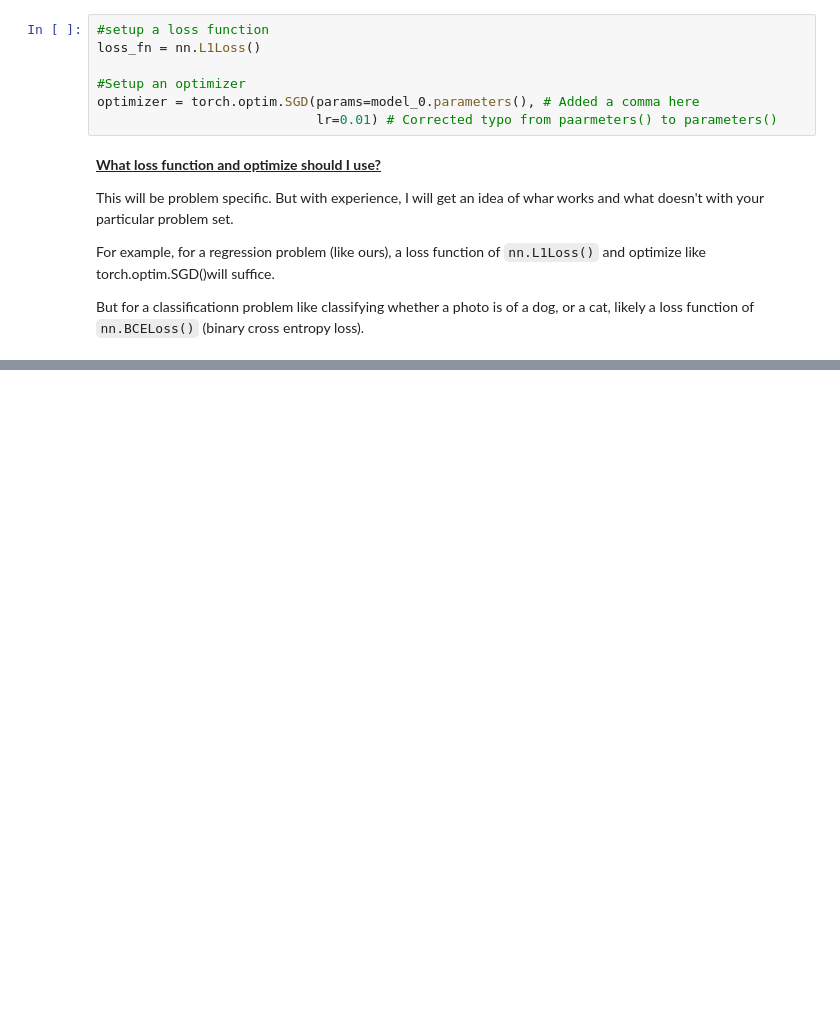
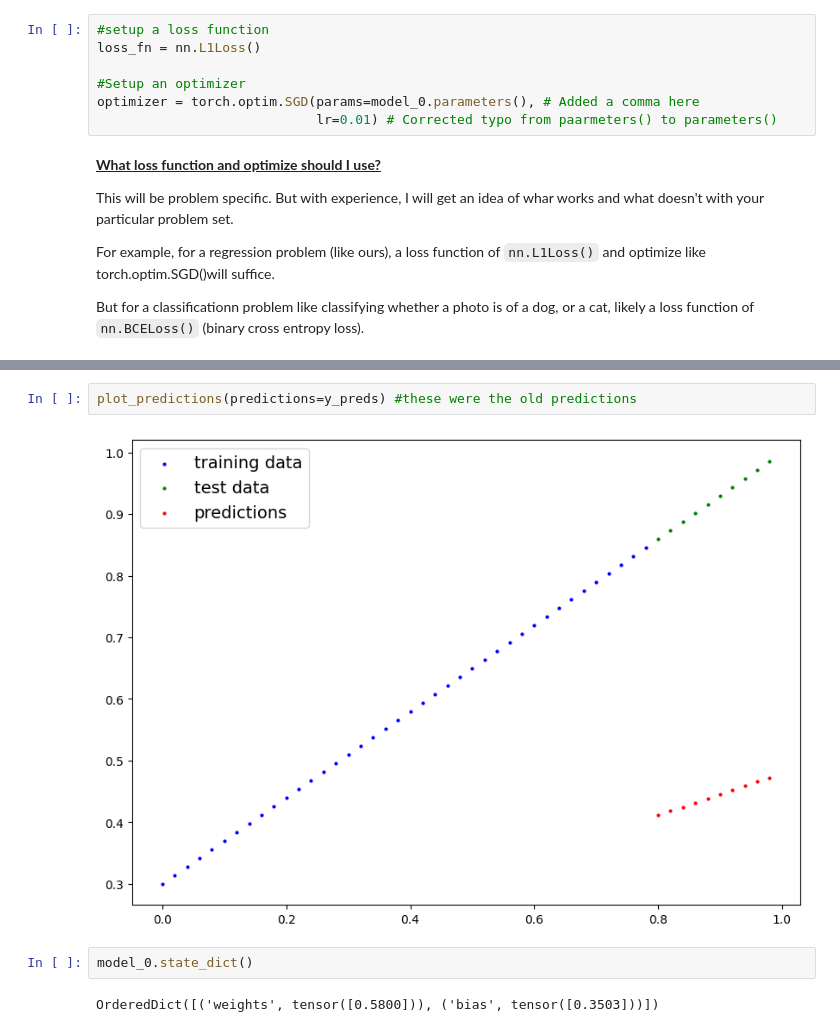
Before and after one commit to yamini-nirwan/Learning-Python, a Jupyter notebook: 01_pytorch_workflow.ipynb, the cells around one changed output, grey strips where cells are left out. Saved outputs shown, nothing was run; the diff lists cells and outputs as text; blank space fills up the shorter version.

```diff
--- a/01_pytorch_workflow.ipynb
+++ b/01_pytorch_workflow.ipynb
@@ -408,0 +595,8 @@ for epoch in range(epochs):
+# %%
+plot_predictions(predictions=y_preds) #these were the old predictions
+# %% [output]
+[figure, added]
+# %%
+model_0.state_dict()
+# %% [output]
+OrderedDict([('weights', tensor([0.5800])), ('bias', tensor([0.3503]))])
```
Also changed, not shown: parts of 17 cells of this notebook.
